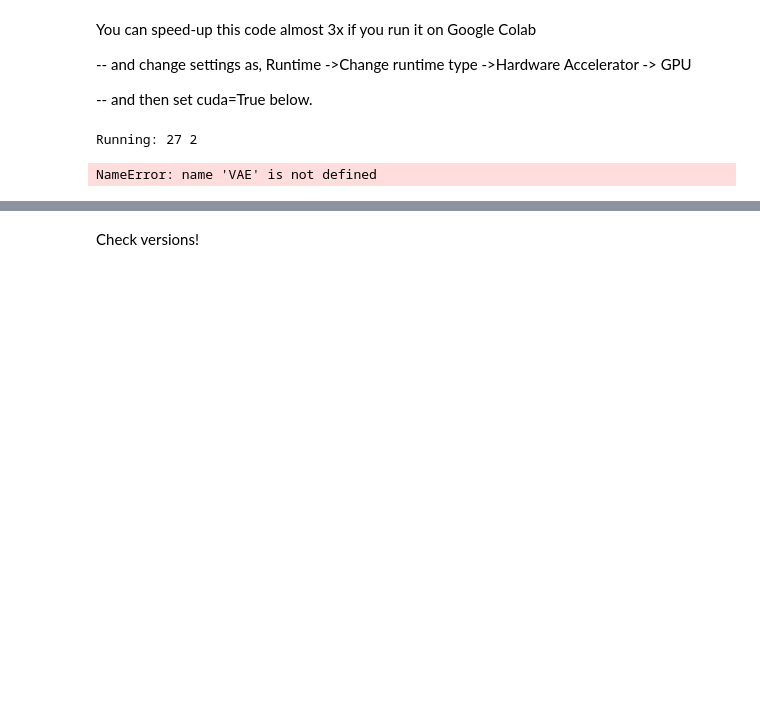
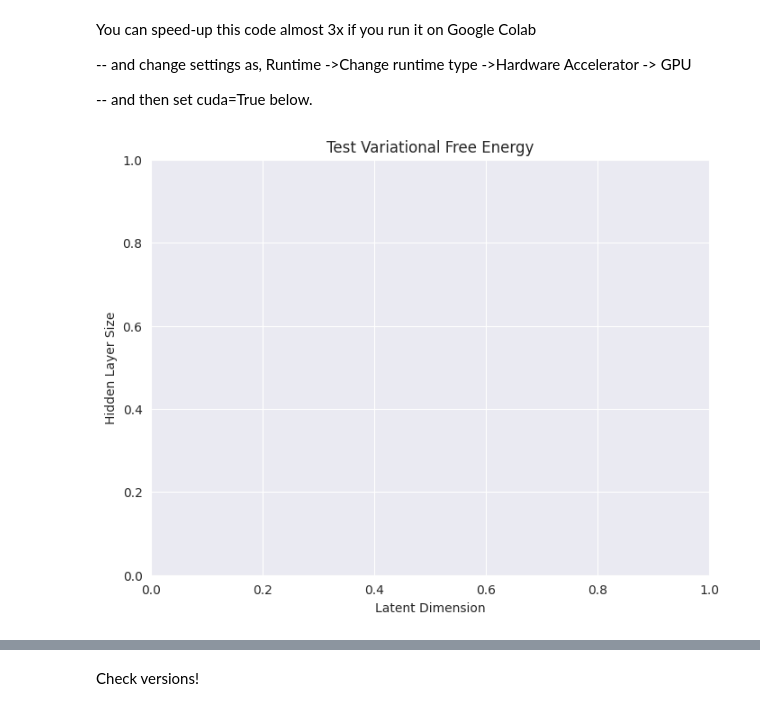
Before and after one commit to janvipalli/Expositions-With-PyTorch, a Jupyter notebook: Teaching_VAE_PyTorch.ipynb, the cells around one changed output, grey strips where cells are left out. Saved outputs shown, nothing was run; the diff lists cells and outputs as text; code cells hidden in the pictures; blank space fills up the shorter version.

```diff
--- a/Teaching_VAE_PyTorch.ipynb
+++ b/Teaching_VAE_PyTorch.ipynb
@@ -249,55 +249,54 @@ validation_size = 60000 - train_size
 batch_size = 10**2
 test_batch_size = 10**4
 # %%
-import numpy as np
-import seaborn as sns
-import matplotlib.pyplot as plt
+# import numpy as np
+# import seaborn as sns
+# import matplotlib.pyplot as plt
 
-hidden_dims = [27, 28, 29, 210]
-latent_dims = [2,3,4,5,6,7,8]
+# hidden_dims = [27, 28, 29, 210]
+# latent_dims = [2,3,4,5,6,7,8]
 
-results = np.zeros((len(hidden_dims), len(latent_dims)))
+# results = np.zeros((len(hidden_dims), len(latent_dims)))
 
-# for i, HIDDEN_DIM in enumerate(hidden_dims):
-#     for j, LATENT_DIM in enumerate(latent_dims):
+# # for i, HIDDEN_DIM in enumerate(hidden_dims):
+# #     for j, LATENT_DIM in enumerate(latent_dims):
 
-#         print("Running:", HIDDEN_DIM, LATENT_DIM)
+# #         print("Running:", HIDDEN_DIM, LATENT_DIM)
 
-#         hidden_dim = HIDDEN_DIM
-#         latent_dim = LATENT_DIM
+# #         hidden_dim = HIDDEN_DIM
+# #         latent_dim = LATENT_DIM
 
-#         # rebuild the model
-#         encoder = Encoder(x_dim, hidden_dim, latent_dim)
-#         decoder = Decoder(latent_dim, hidden_dim, x_dim)
+# #         # rebuild the model
+# #         encoder = Encoder(x_dim, hidden_dim, latent_dim)
+# #         decoder = Decoder(latent_dim, hidden_dim, x_dim)
 
-#         model = VAE(encoder, decoder)
+# #         model = VAE(encoder, decoder)
 
-        # train
-        Risk = train(model)
+#         # train
+#         Risk = train(model)
 
-        best = min(Risk)
+#         best = min(Risk)
 
-        results[i,j] = best
+#         results[i,j] = best
-# %% [output]
-Running: 27 2
-NameError: name 'VAE' is not defined
 # %%
 plt.figure(figsize=(8,6))
 
-sns.heatmap(
-results,
-xticklabels=latent_dims,
-yticklabels=hidden_dims,
-annot=True,
-fmt=".2f",
-cmap="viridis"
-)
+# sns.heatmap(
+# results,
+# xticklabels=latent_dims,
+# yticklabels=hidden_dims,
+# annot=True,
+# fmt=".2f",
+# cmap="viridis"
+# )
 
 plt.xlabel("Latent Dimension")
 plt.ylabel("Hidden Layer Size")
 plt.title("Test Variational Free Energy")
 
 plt.show()
+# %% [output]
+[figure, added]
 # %%
 parameters = []
 risk_values = results.flatten()
```
Also changed, not shown: parts of 2 cells of this notebook.
